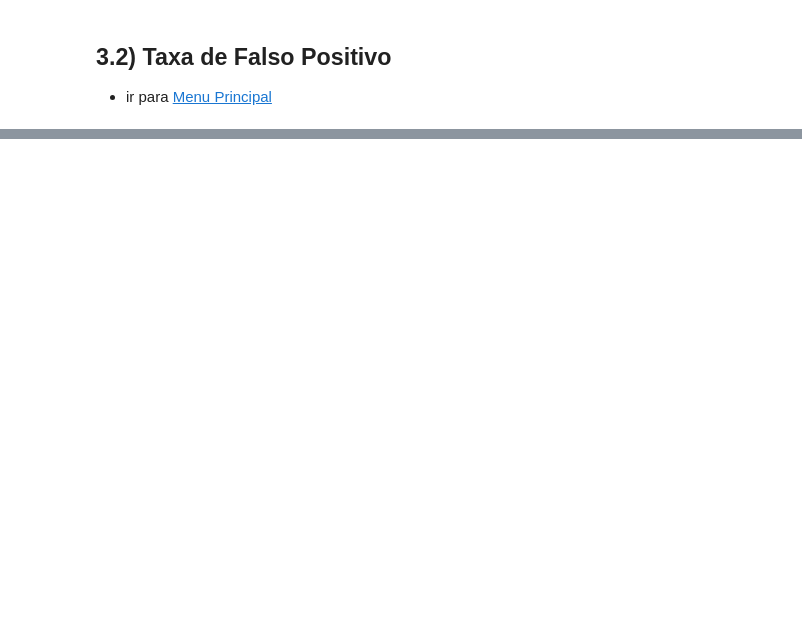
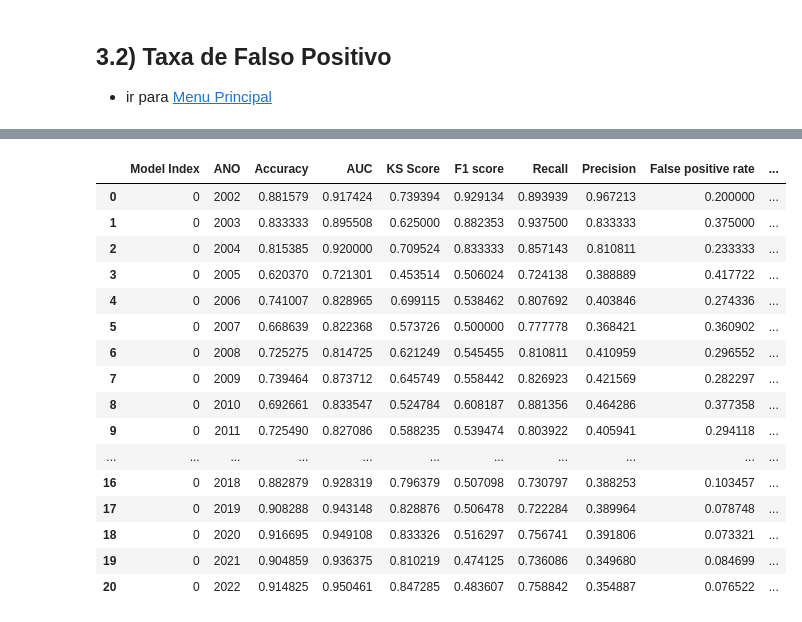
Before and after one commit to patrickfrancoalves/pibmunic, a Jupyter notebook: ML_XGBoost_Rand.ipynb, the cells around one changed output, grey strips where cells are left out. Saved outputs shown, nothing was run; the diff lists cells and outputs as text; code cells hidden in the pictures; blank space fills up the shorter version.

```diff
--- a/ML_XGBoost_Rand.ipynb
+++ b/ML_XGBoost_Rand.ipynb
@@ -518,5 +570,5 @@ Wall time: 22.5 ms
 # %%
 %%time
-df.loc[ df['proba']>=0.75 ,'PRED'] = 1
-df.loc[ df['proba'] <0.75 ,'PRED'] = 0
+df.loc[ df['proba']>=0.84 ,'PRED'] = 1
+df.loc[ df['proba'] <0.84 ,'PRED'] = 0
 # %% [output]
@@ -577,0 +630,23 @@ Wall time: 152 µs
+# %%
+metrics_list_safra = []
+safras = df['ANO'].unique()
+safras.sort()
+i=0
+for ano in safras:
+    metrics = dict()
+    metrics['Model Index']=i
+    metrics['ANO']=ano
+    valid_hue = df[df['ANO']==ano]
+    print(ano)
+    confusao_pop = confusion_matrix(valid_hue['SITUACAO'], valid_hue['PRED'])
+
+    metrics["Accuracy"]  = accuracy_score(valid_hue['SITUACAO'] , valid_hue['PRED'])
+    metrics['AUC']       = roc_auc_score(valid_hue['SITUACAO']  , valid_hue['proba'])
+    metrics['KS Score']  = ks_stat(valid_hue['SITUACAO']        , valid_hue['proba'])
+    metrics["F1 score"]  = f1_score(valid_hue['SITUACAO']       , valid_hue['PRED'])
+    metrics["Recall"]    = recall_score(valid_hue['SITUACAO']   , valid_hue['PRED'])
+    metrics["Precision"] = precision_score(valid_hue['SITUACAO'], valid_hue['PRED'])
+    metrics["False positive rate"] = confusao_pop[0][1]/(confusao_pop[0][0]+confusao_pop[0][1])
+    metrics["True positive rate"]  = confusao_pop[1][1]/(confusao_pop[1][0]+confusao_pop[1][1])
+    metrics_list_safra.append(metrics)
+    del valid_hue, confusao_pop
@@ -577,0 +671,2 @@ Wall time: 152 µs
+# %%
+df_metrics = pd.DataFrame(metrics_list_safra)
@@ -577,0 +675,20 @@ Wall time: 152 µs
+# %%
+df_metrics
+# %% [output]
+|  | Model Index | ANO | Accuracy | AUC | KS Score | F1 score | Recall | Precision | False positive rate | ... |
+| 0 | 0 | 2002 | 0.881579 | 0.917424 | 0.739394 | 0.929134 | 0.893939 | 0.967213 | 0.200000 | ... |
+| 1 | 0 | 2003 | 0.833333 | 0.895508 | 0.625000 | 0.882353 | 0.937500 | 0.833333 | 0.375000 | ... |
+| 2 | 0 | 2004 | 0.815385 | 0.920000 | 0.709524 | 0.833333 | 0.857143 | 0.810811 | 0.233333 | ... |
+| 3 | 0 | 2005 | 0.620370 | 0.721301 | 0.453514 | 0.506024 | 0.724138 | 0.388889 | 0.417722 | ... |
+| 4 | 0 | 2006 | 0.741007 | 0.828965 | 0.699115 | 0.538462 | 0.807692 | 0.403846 | 0.274336 | ... |
+| 5 | 0 | 2007 | 0.668639 | 0.822368 | 0.573726 | 0.500000 | 0.777778 | 0.368421 | 0.360902 | ... |
+| 6 | 0 | 2008 | 0.725275 | 0.814725 | 0.621249 | 0.545455 | 0.810811 | 0.410959 | 0.296552 | ... |
+| 7 | 0 | 2009 | 0.739464 | 0.873712 | 0.645749 | 0.558442 | 0.826923 | 0.421569 | 0.282297 | ... |
+| 8 | 0 | 2010 | 0.692661 | 0.833547 | 0.524784 | 0.608187 | 0.881356 | 0.464286 | 0.377358 | ... |
+| 9 | 0 | 2011 | 0.725490 | 0.827086 | 0.588235 | 0.539474 | 0.803922 | 0.405941 | 0.294118 | ... |
+| ... | ... | ... | ... | ... | ... | ... | ... | ... | ... | ... |
+| 16 | 0 | 2018 | 0.882879 | 0.928319 | 0.796379 | 0.507098 | 0.730797 | 0.388253 | 0.103457 | ... |
+| 17 | 0 | 2019 | 0.908288 | 0.943148 | 0.828876 | 0.506478 | 0.722284 | 0.389964 | 0.078748 | ... |
+| 18 | 0 | 2020 | 0.916695 | 0.949108 | 0.833326 | 0.516297 | 0.756741 | 0.391806 | 0.073321 | ... |
+| 19 | 0 | 2021 | 0.904859 | 0.936375 | 0.810219 | 0.474125 | 0.736086 | 0.349680 | 0.084699 | ... |
+| 20 | 0 | 2022 | 0.914825 | 0.950461 | 0.847285 | 0.483607 | 0.758842 | 0.354887 | 0.076522 | ... |
```
Also changed, not shown: parts of 20 cells of this notebook, 6 other files.
